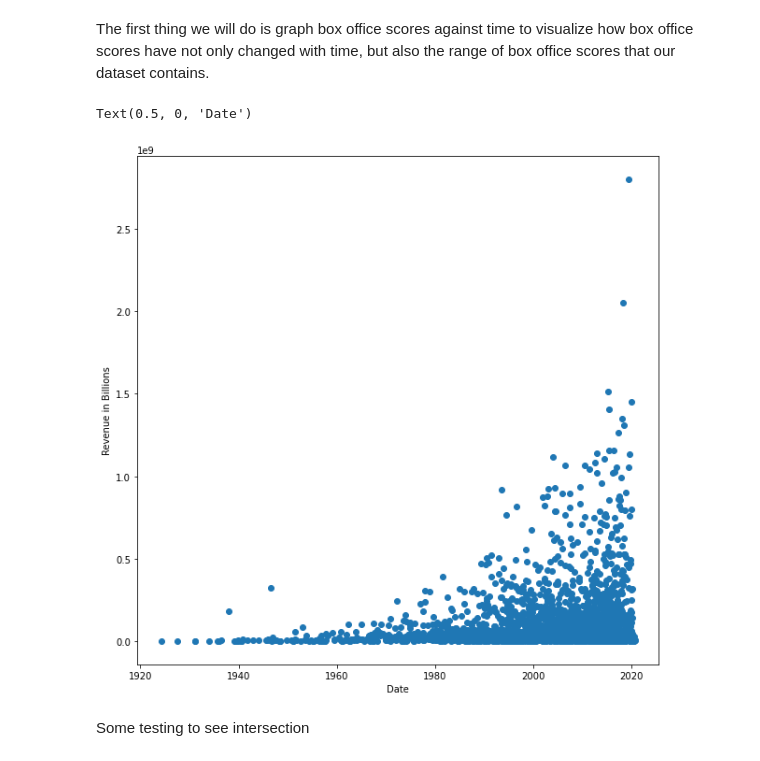
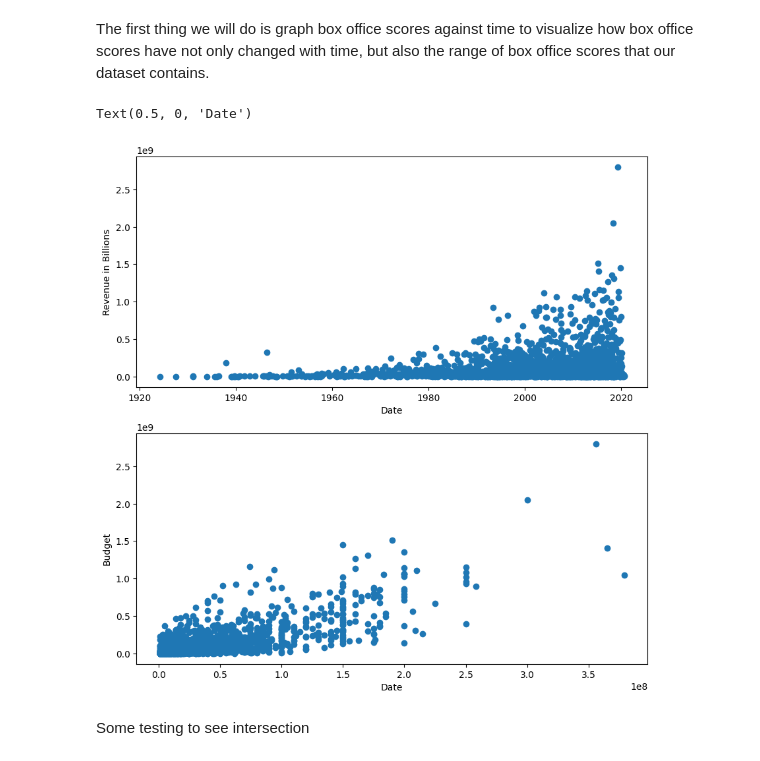
Before and after one commit to cmsc320-gautham-evan-arjun/cmsc320-old, a Jupyter notebook: finaltutorial.ipynb, the cells around one changed output. Cells and saved outputs as stored; diff of their text form; code cells hidden in the pictures.

```diff
--- a/finaltutorial.ipynb
+++ b/finaltutorial.ipynb
@@ -242,12 +242,17 @@ After processing and cleaning our data, we can explore ann visualize our data to
 The first thing we will do is graph box office scores against time to visualize how box office scores have not only changed with time, but also the range of box office scores that our dataset contains.
 # %%
 plt.figure(figsize=(10,10))
+plt.subplot(2,1,1)
 plt.scatter(movie_df['release_date'],movie_df['revenue'])
 plt.ylabel("Revenue in Billions")
 plt.xlabel("Date")
+plt.subplot(2,1,2)
+plt.scatter(movie_df['budget'],movie_df['revenue'])
+plt.ylabel("Budget")
+plt.xlabel("Date")
 # %% [output]
 Text(0.5, 0, 'Date')
-[figure, old version]
+[figure, new version]
 # %% [markdown]
 Some testing to see intersection
 # %%
```
Also changed, not shown: parts of 4 cells of this notebook.
